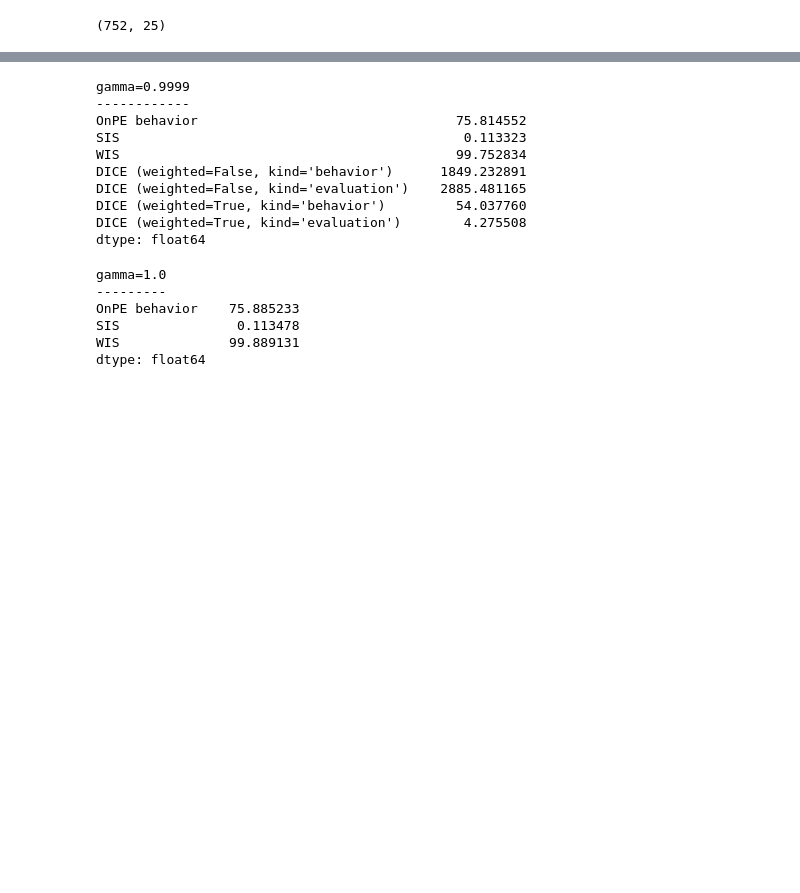
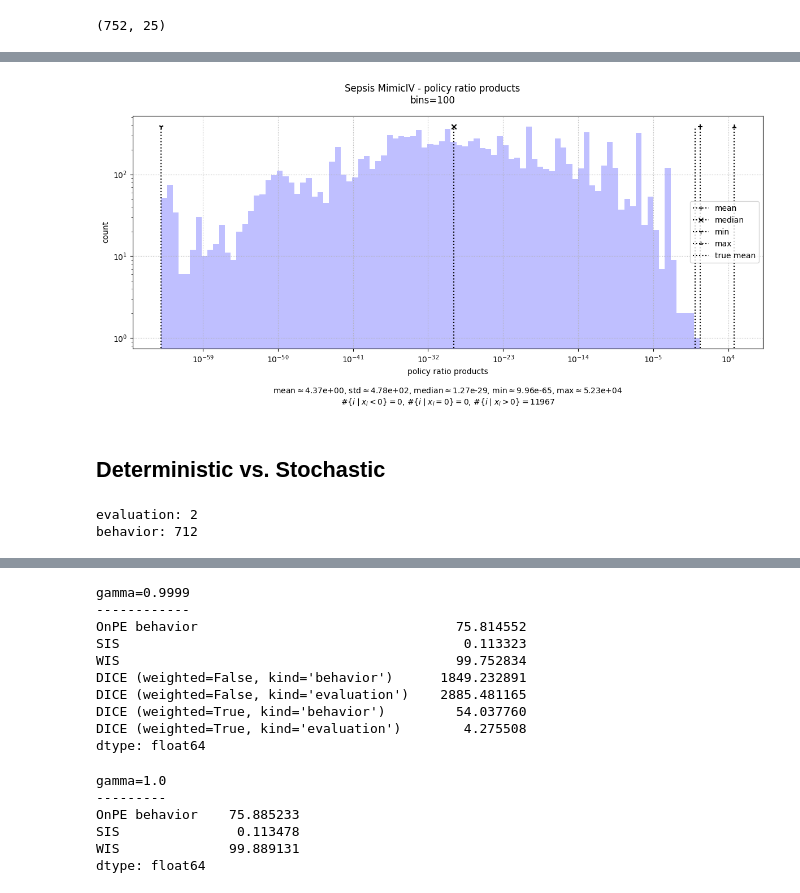
Before and after one commit to MrWhiteRichard/dice_rl_sepsis, a Jupyter notebook: results_sepsis_mimic_iv.ipynb, the cells around one changed output, grey strips where cells are left out. Saved outputs shown, nothing was run; the diff lists cells and outputs as text; code cells hidden in the pictures; blank space fills up the shorter version.

```diff
--- a/results_sepsis_mimic_iv.ipynb
+++ b/results_sepsis_mimic_iv.ipynb
@@ -292,0 +570,12 @@ def evaluate_all(gamma):
+# %%
+plot_histogram(
+    data=IS_weights_prod["evaluation"], bins=100,
+    suptitle=f"Sepsis MimicIV - policy ratio products", xlabel="policy ratio products",
+    xscale=True, yscale=True,
+    true_mean=1,
+    dir=dir_images,
+)
+# %% [output]
+[figure, added]
+# %% [markdown]
+## Deterministic vs. Stochastic
@@ -292,0 +613,6 @@ def evaluate_all(gamma):
+# %%
+for k, v in not_nearly_deterministic_states.items():
+    print(f"{k}: {len(v)}")
+# %% [output]
+evaluation: 2
+behavior: 712
```
Also changed, not shown: parts of 72 cells of this notebook.
